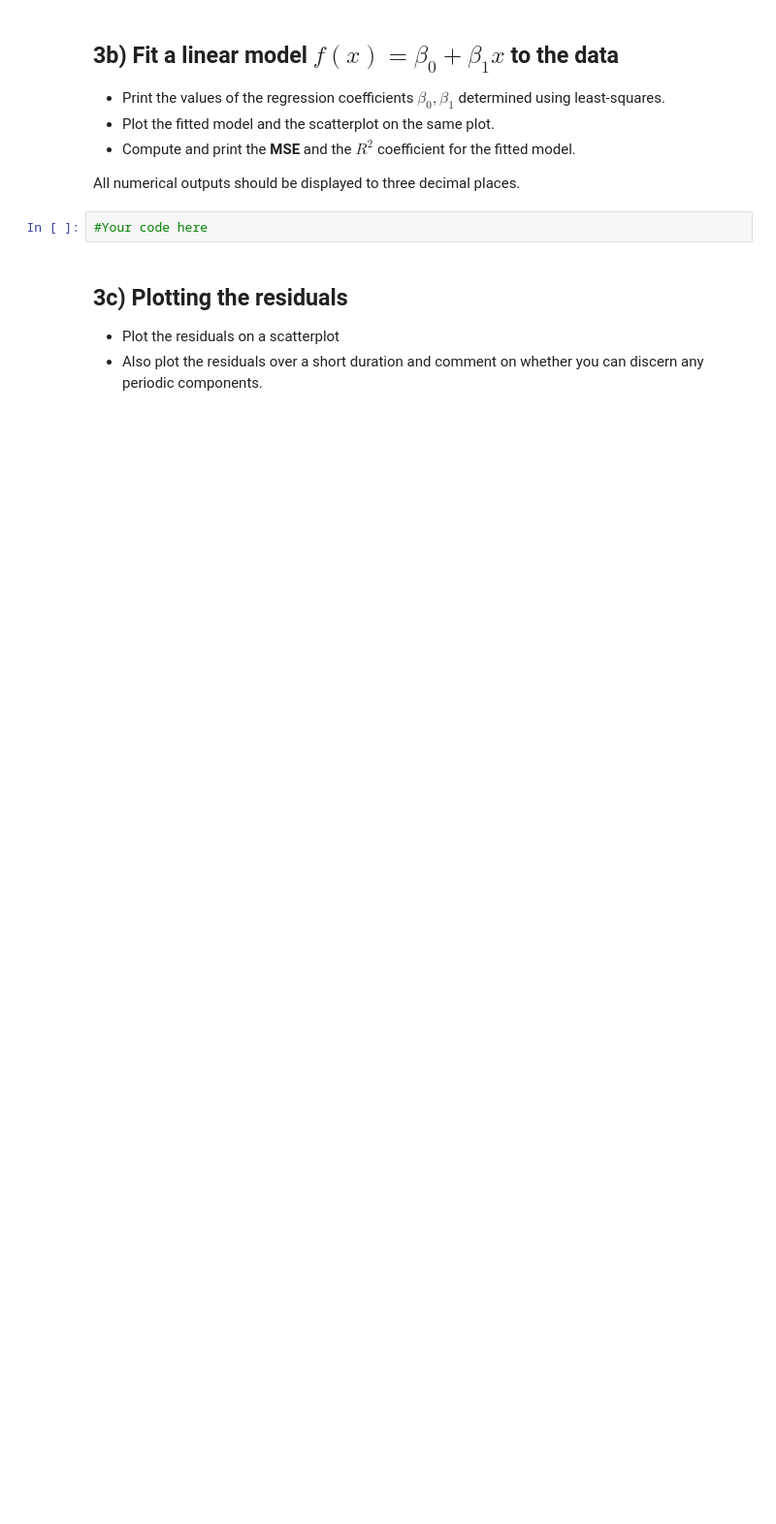
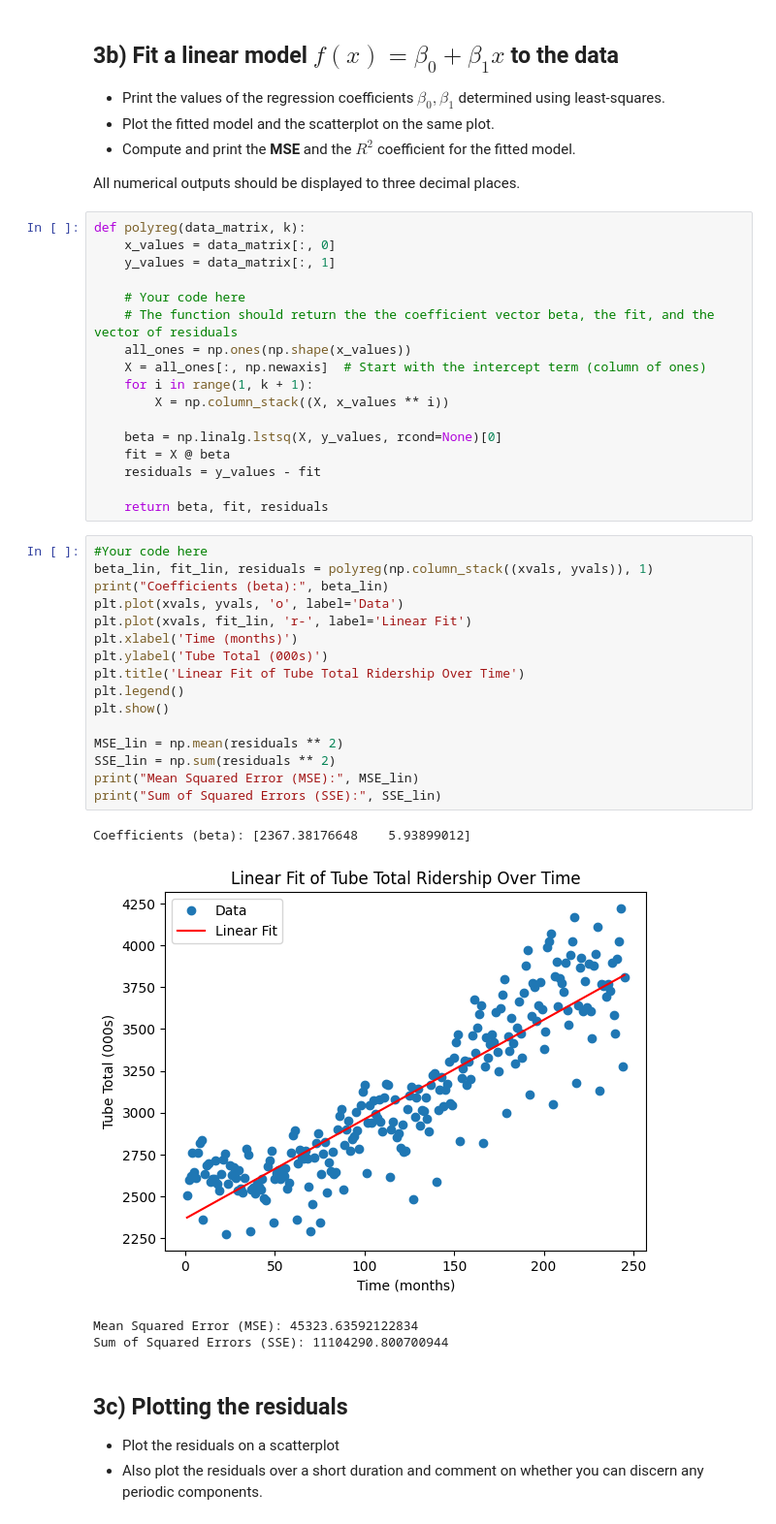
Before and after one commit to Josh-w-Harrison/Data-Science-Coursework, a Jupyter notebook: Exercises/03 Exercise Notebook 3.ipynb, the cells around one changed output. Shown at 97% size. Drawn from its saved outputs; the diff is of its cells as text; blank space fills up the shorter version.

```diff
--- a/Exercises/03 Exercise Notebook 3.ipynb
+++ b/Exercises/03 Exercise Notebook 3.ipynb
@@ -64,8 +72,44 @@ We now have a time series consisting of points $(x_i,y_i)$, for $i = 1, \ldots,
 - Compute and print the **MSE** and the $R^2$ coefficient for the fitted model.
 
 All numerical outputs should be displayed to three decimal places.
-# %%
-#Your code here
+# %%
+def polyreg(data_matrix, k):
+    x_values = data_matrix[:, 0]
+    y_values = data_matrix[:, 1]
+
+    # Your code here
+    # The function should return the the coefficient vector beta, the fit, and the vector of residuals
+    all_ones = np.ones(np.shape(x_values))
+    X = all_ones[:, np.newaxis]  # Start with the intercept term (column of ones)
+    for i in range(1, k + 1):
+        X = np.column_stack((X, x_values ** i))
+
+    beta = np.linalg.lstsq(X, y_values, rcond=None)[0]
+    fit = X @ beta
+    residuals = y_values - fit
+
+    return beta, fit, residuals
+# %%
+#Your code here
+beta_lin, fit_lin, residuals = polyreg(np.column_stack((xvals, yvals)), 1)
+print("Coefficients (beta):", beta_lin)
+plt.plot(xvals, yvals, 'o', label='Data')
+plt.plot(xvals, fit_lin, 'r-', label='Linear Fit')
+plt.xlabel('Time (months)')
+plt.ylabel('Tube Total (000s)')
+plt.title('Linear Fit of Tube Total Ridership Over Time')
+plt.legend()
+plt.show()
+
+MSE_lin = np.mean(residuals ** 2)
+SSE_lin = np.sum(residuals ** 2)
+print("Mean Squared Error (MSE):", MSE_lin)
+print("Sum of Squared Errors (SSE):", SSE_lin)
+# %% [output]
+Coefficients (beta): [2367.38176648    5.93899012]
+[figure, added]
+Mean Squared Error (MSE): 45323.63592122834
+Sum of Squared Errors (SSE): 11104290.800700944
 # %% [markdown]
 ## 3c)  Plotting the residuals
 
```
Also changed, not shown: parts of 13 cells of this notebook, 5 other files.
